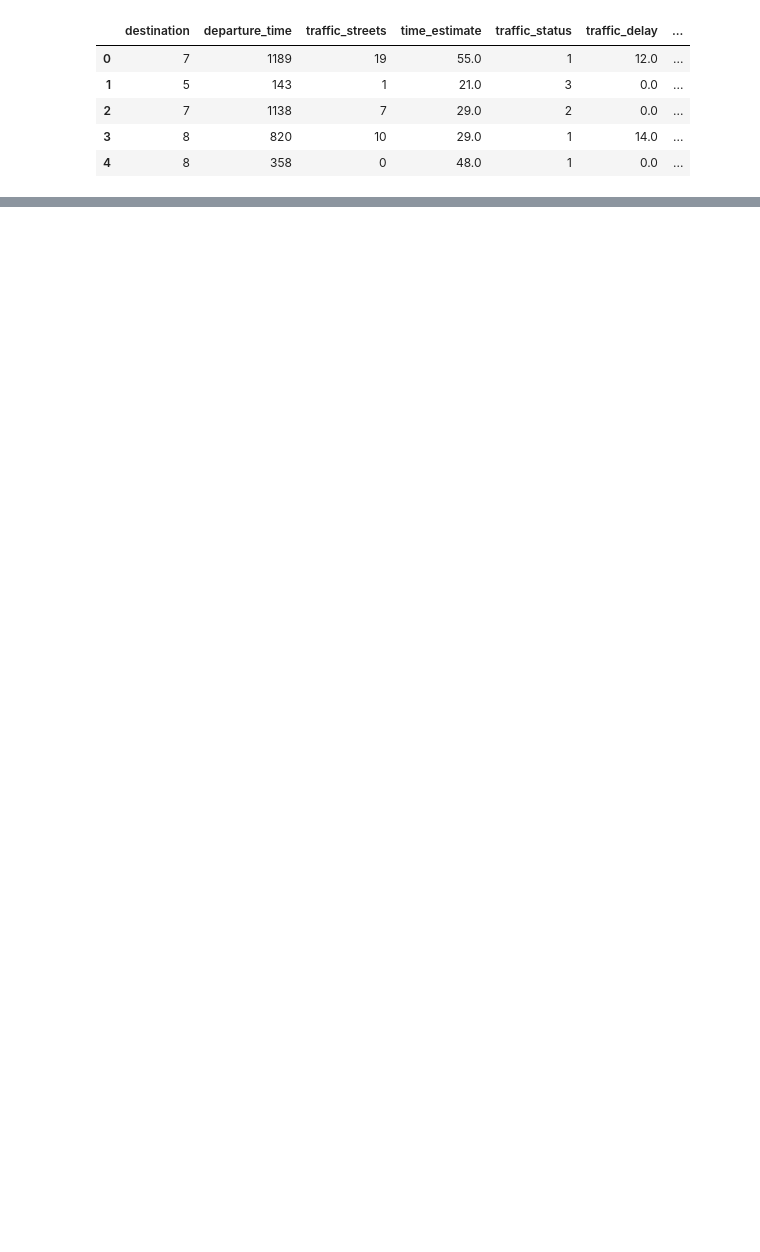
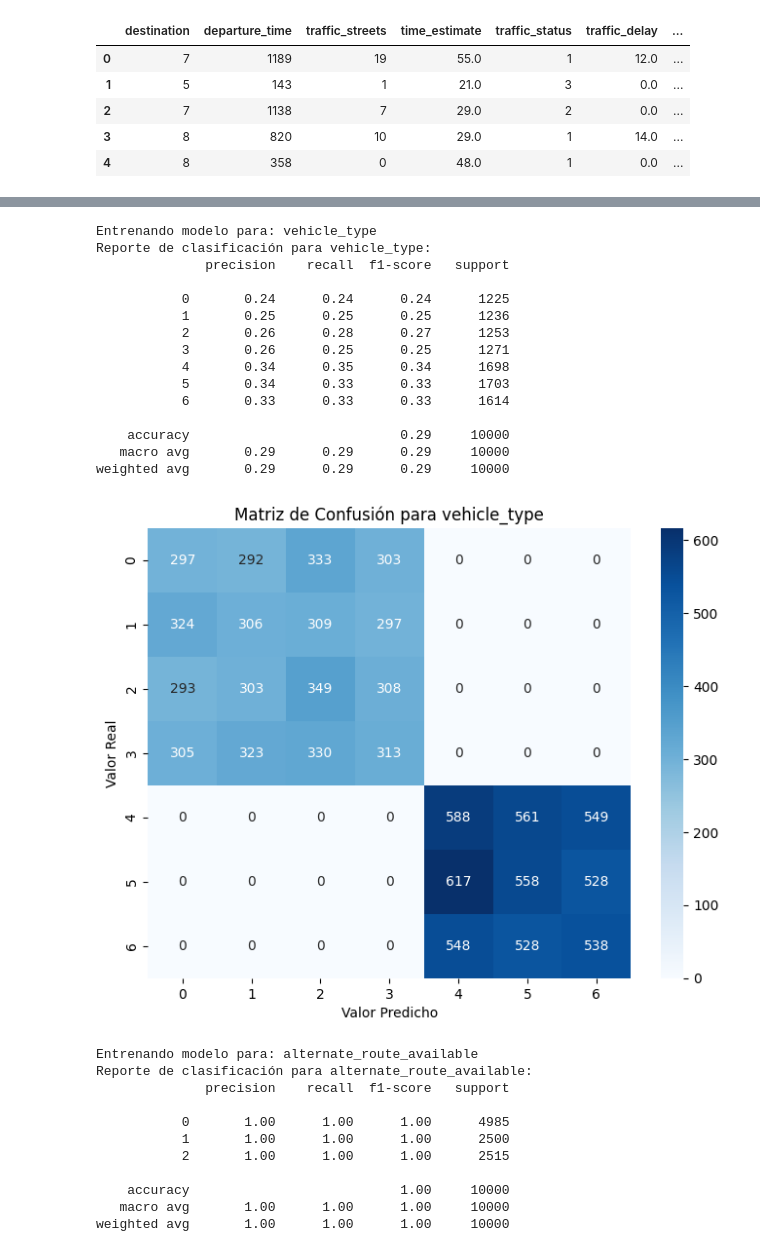
Before and after one commit to Lisy29/HackatonF5, a Jupyter notebook: 02EDA copy.ipynb, the cells around one changed output, grey strips where cells are left out. Drawn from its saved outputs; the diff is of its cells as text; code cells hidden in the pictures; blank space fills up the shorter version.

Commit message:
modelo

```diff
--- a/02EDA copy.ipynb
+++ b/02EDA copy.ipynb
@@ -329,0 +360,14 @@ td.to_csv('td_clean.csv', index=False)
+# %%
+# Paso 4: Convertir características categóricas a variables dummy, excluyendo las columnas objetivo
+#X = td.drop(columns=target_columns)
+#X = pd.get_dummies(X, drop_first=True)
+
+# Codificar las columnas objetivo
+label_encoders = {}
+for column in target_columns:
+    if y[column].dtype == 'object':
+        label_encoders[column] = LabelEncoder()
+        y[column] = label_encoders[column].fit_transform(y[column])
+# %%
+# Paso 5: Configurar validación cruzada con KFold
+kf = KFold(n_splits=5, shuffle=True, random_state=42)
@@ -329,0 +554,59 @@ td.to_csv('td_clean.csv', index=False)
+# %%
+# Definir características (X) y variables objetivo (y)
+X = td.drop(columns=['vehicle_type', 'alternate_route_available'])
+y = td[['vehicle_type', 'alternate_route_available']]
+
+# Dividir los datos en conjuntos de entrenamiento y prueba
+X_train, X_test, y_train, y_test = train_test_split(X, y, test_size=0.2, random_state=42)
+# %%
+# Crear y entrenar el modelo Random Forest para cada variable objetivo
+models = {}
+for column in y.columns:
+    print(f"\nEntrenando modelo para: {column}")
+    rf_model = RandomForestClassifier(n_estimators=100, random_state=42)
+    rf_model.fit(X_train, y_train[column])
+    models[column] = rf_model
+
+    # Realizar predicciones en el conjunto de prueba
+    y_pred = rf_model.predict(X_test)
+
+    # Evaluar el rendimiento del modelo
+    print(f"Reporte de clasificación para {column}:")
+    print(classification_report(y_test[column], y_pred))
+
+    # Matriz de confusión
+    cm = confusion_matrix(y_test[column], y_pred)
+    plt.figure(figsize=(8, 6))
+    sns.heatmap(cm, annot=True, fmt='d', cmap='Blues')
+    plt.title(f'Matriz de Confusión para {column}')
+    plt.ylabel('Valor Real')
+    plt.xlabel('Valor Predicho')
+    plt.show()
+# %% [output]
+Entrenando modelo para: vehicle_type
+Reporte de clasificación para vehicle_type:
+              precision    recall  f1-score   support
+
+           0       0.24      0.24      0.24      1225
+           1       0.25      0.25      0.25      1236
+           2       0.26      0.28      0.27      1253
+           3       0.26      0.25      0.25      1271
+           4       0.34      0.35      0.34      1698
+           5       0.34      0.33      0.33      1703
+           6       0.33      0.33      0.33      1614
+
+    accuracy                           0.29     10000
+   macro avg       0.29      0.29      0.29     10000
+weighted avg       0.29      0.29      0.29     10000
+[figure, added]
+Entrenando modelo para: alternate_route_available
+Reporte de clasificación para alternate_route_available:
+              precision    recall  f1-score   support
+
+           0       1.00      1.00      1.00      4985
+           1       1.00      1.00      1.00      2500
+           2       1.00      1.00      1.00      2515
+
+    accuracy                           1.00     10000
+   macro avg       1.00      1.00      1.00     10000
+weighted avg       1.00      1.00      1.00     10000
```
Also changed, not shown: parts of 12 cells of this notebook, 7 other files.
